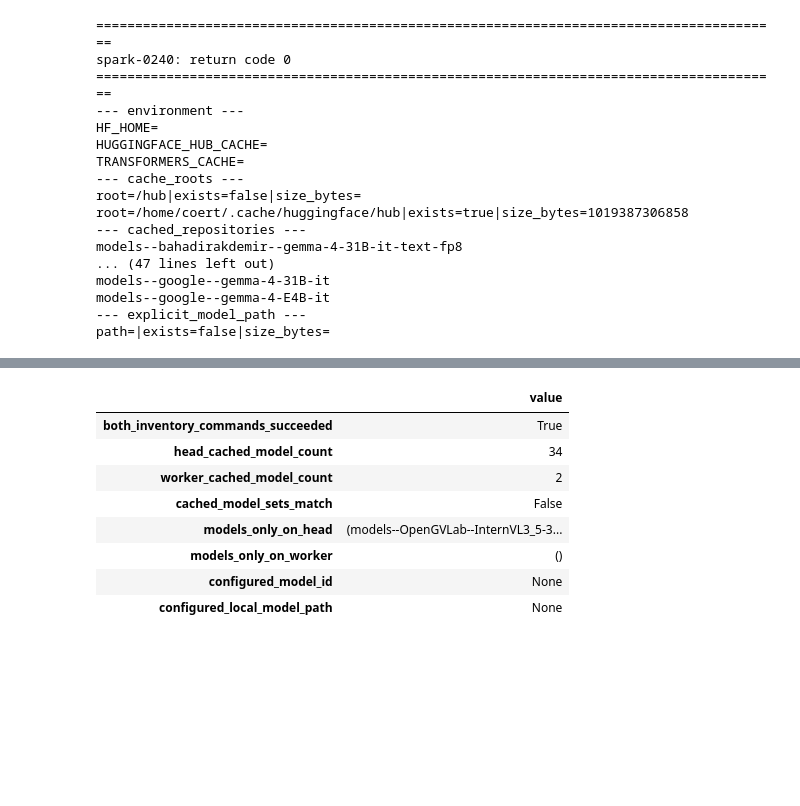
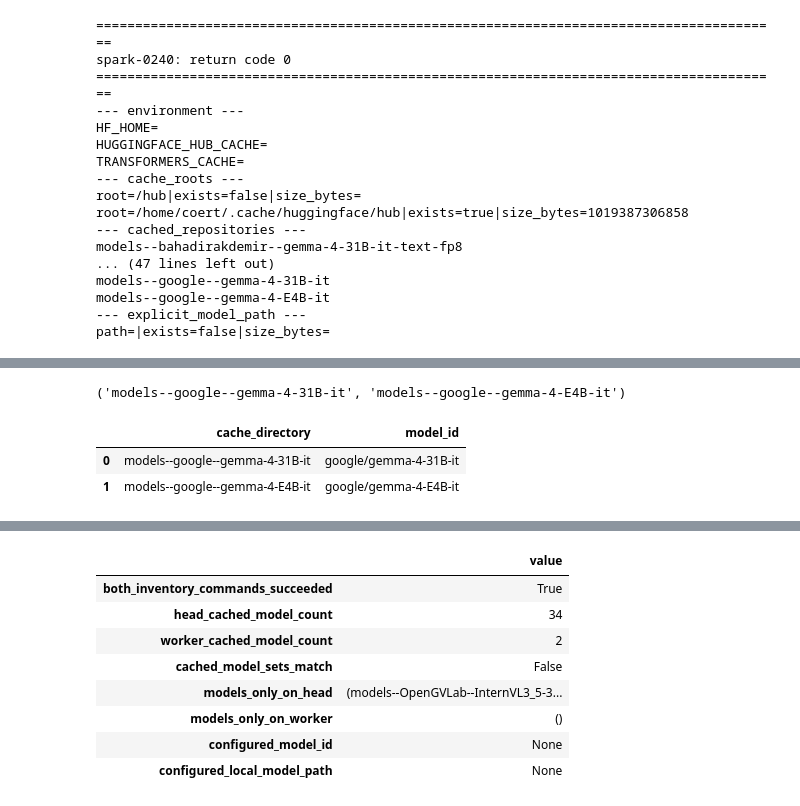
Before and after one commit to coert/dgx-spark-lab, a Jupyter notebook: experiments/01-distributed-inference/00-environment-and-model-baseline.ipynb, the cells around one changed output, grey strips where cells are left out. Drawn from its saved outputs; the diff is of its cells as text; code cells hidden in the pictures; blank space fills up the shorter version.

```diff
--- a/experiments/01-distributed-inference/00-environment-and-model-baseline.ipynb
+++ b/experiments/01-distributed-inference/00-environment-and-model-baseline.ipynb
@@ -1735,0 +1817,37 @@ path=|exists=false|size_bytes=
+# %%
+shared_cached_models = tuple(sorted(head_cached_models & worker_cached_models))
+
+shared_cached_models
+# %% [output]
+('models--google--gemma-4-31B-it', 'models--google--gemma-4-E4B-it')
+# %%
+def cache_directory_to_model_id(
+    cache_directory_name: str,
+) -> str:
+    prefix = "models--"
+
+    if not cache_directory_name.startswith(prefix):
+        raise ValueError(
+            f"Not a Hugging Face model cache directory: {cache_directory_name!r}"
+        )
+
+    return cache_directory_name.removeprefix(prefix).replace(
+        "--",
+        "/",
+        1,
+    )
+
+
+shared_model_candidates = tuple(
+    {
+        "cache_directory": cache_directory,
+        "model_id": cache_directory_to_model_id(cache_directory),
+    }
+    for cache_directory in shared_cached_models
+)
+
+pd.DataFrame(shared_model_candidates)
+# %% [output]
+|  | cache_directory | model_id |
+| 0 | models--google--gemma-4-31B-it | google/gemma-4-31B-it |
+| 1 | models--google--gemma-4-E4B-it | google/gemma-4-E4B-it |
```
Also changed, not shown: parts of 9 cells of this notebook.
